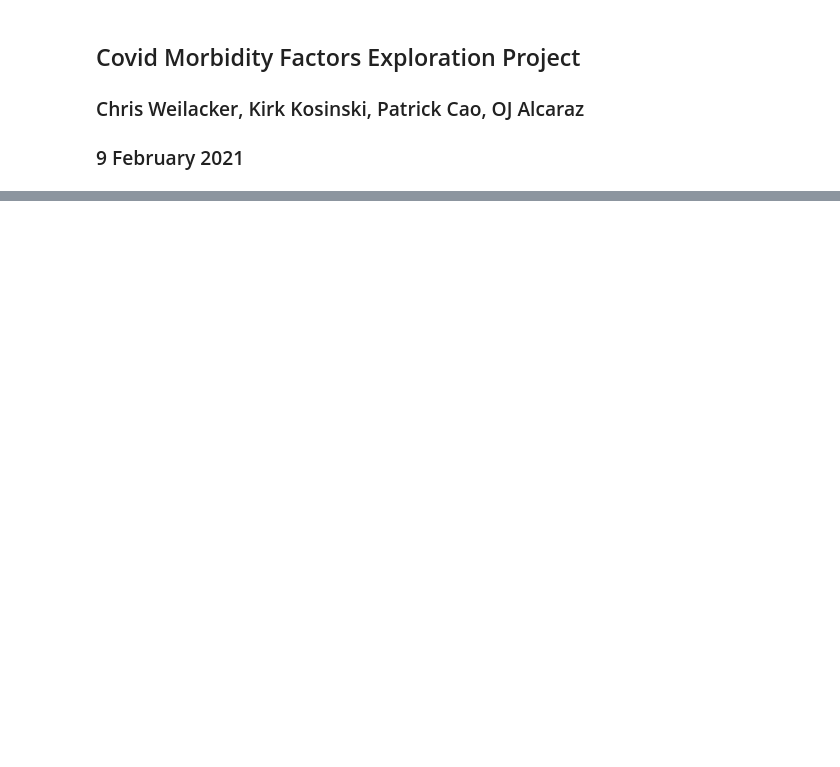
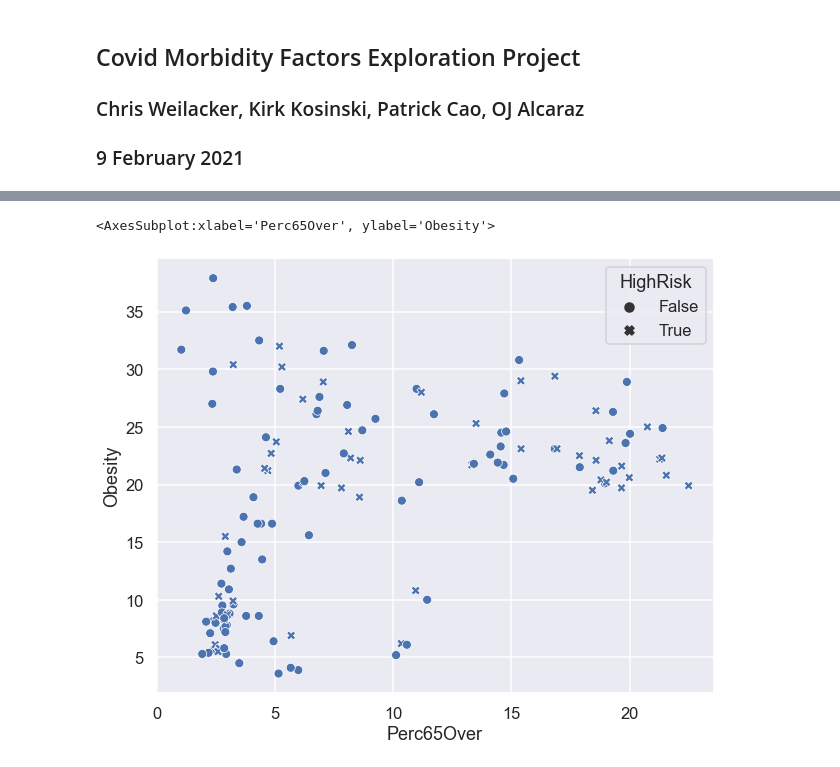
Before and after one commit to chrisweilacker/CovidMachineLearningProject, a Jupyter notebook: CovidMLProject.ipynb, the cells around one changed output, grey strips where cells are left out. Drawn from its saved outputs; the diff is of its cells as text; code cells hidden in the pictures; blank space fills up the shorter version.

```diff
--- a/CovidMLProject.ipynb
+++ b/CovidMLProject.ipynb
@@ -89,0 +104,5 @@ corr.style.background_gradient(cmap='coolwarm')
+# %%
+sns.scatterplot(data=df, x='Perc65Over', y='Obesity', style='HighRisk')
+# %% [output]
+<AxesSubplot:xlabel='Perc65Over', ylabel='Obesity'>
+[figure, added]
```
Also changed, not shown: parts of 4 cells of this notebook, 2 other files.
